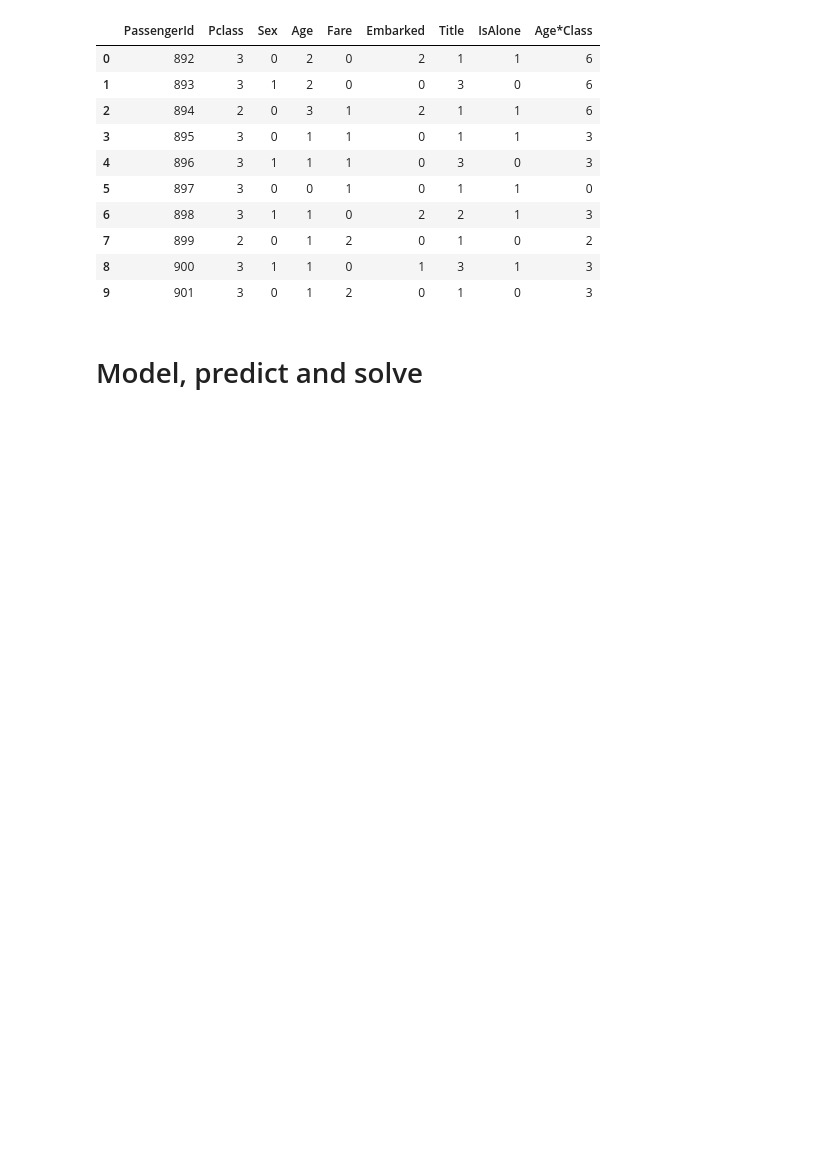
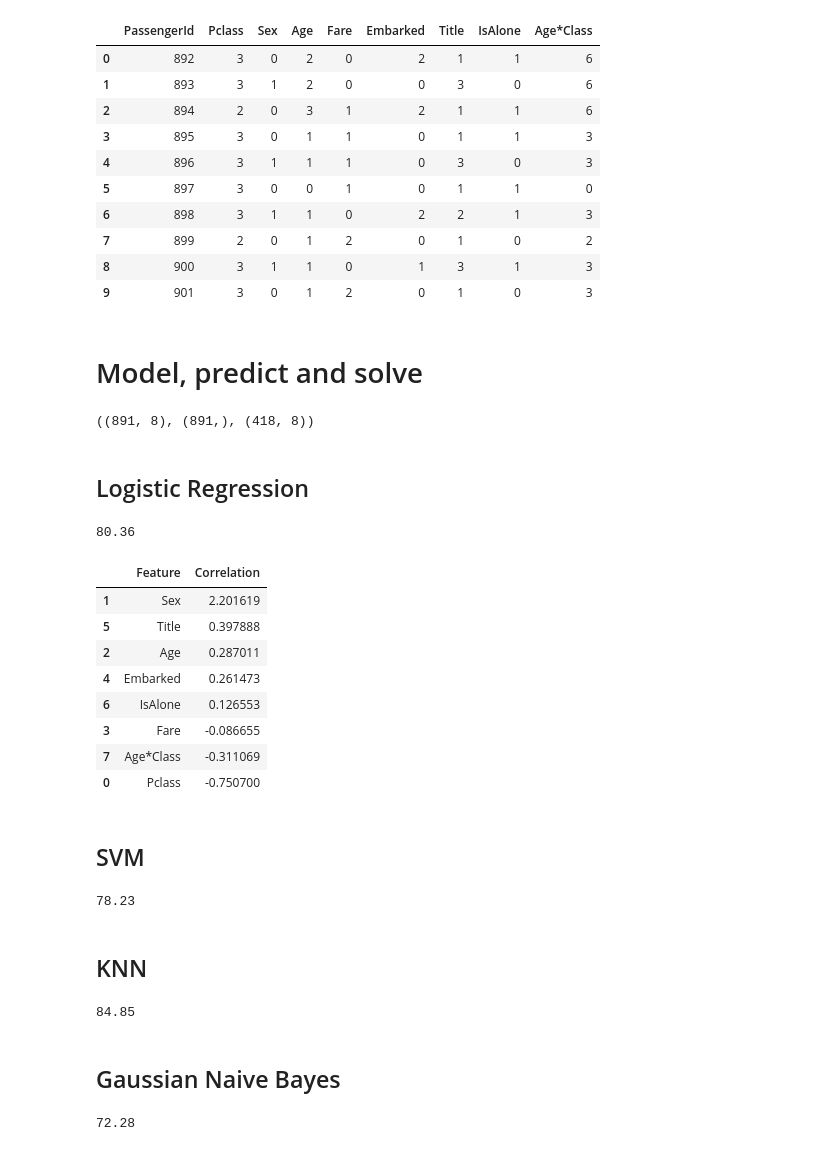
Before and after one commit to motortuotuo/Data-Science-Projects, a Jupyter notebook: Titanic/Analysis.ipynb, the cells around one changed output. Cells and saved outputs as stored; diff of their text form; code cells hidden in the pictures; blank space fills up the shorter version.

```diff
--- a/Titanic/Untitled.ipynb
+++ b/Titanic/Analysis.ipynb
@@ -545,3 +545,66 @@ test_df.head(10)
 | 9 | 901 | 3 | 0 | 1 | 2 | 0 | 1 | 0 | 3 |
 # %% [markdown]
 # Model, predict and solve
+# %%
+X_train = train_df.drop("Survived", axis=1)
+Y_train = train_df["Survived"]
+X_test  = test_df.drop("PassengerId", axis=1).copy()
+X_train.shape, Y_train.shape, X_test.shape
+# %% [output]
+((891, 8), (891,), (418, 8))
+# %% [markdown]
+## Logistic Regression
+# %%
+logreg = LogisticRegression()
+logreg.fit(X_train, Y_train)
+Y_pred = logreg.predict(X_test)
+acc_log = round(logreg.score(X_train, Y_train) * 100, 2)
+acc_log
+# %% [output]
+80.36
+# %%
+coeff_df = pd.DataFrame(train_df.columns.delete(0))
+coeff_df.columns = ['Feature']
+coeff_df["Correlation"] = pd.Series(logreg.coef_[0])
+
+coeff_df.sort_values(by='Correlation', ascending=False)
+# %% [output]
+|  | Feature | Correlation |
+| 1 | Sex | 2.201619 |
+| 5 | Title | 0.397888 |
+| 2 | Age | 0.287011 |
+| 4 | Embarked | 0.261473 |
+| 6 | IsAlone | 0.126553 |
+| 3 | Fare | -0.086655 |
+| 7 | Age*Class | -0.311069 |
+| 0 | Pclass | -0.750700 |
+# %% [markdown]
+## SVM
+# %%
+svc = SVC()
+svc.fit(X_train, Y_train)
+Y_pred = svc.predict(X_test)
+acc_svc = round(svc.score(X_train, Y_train) * 100, 2)
+acc_svc
+# %% [output]
+78.23
+# %% [markdown]
+## KNN
+# %%
+knn = KNeighborsClassifier(n_neighbors = 3)
+knn.fit(X_train, Y_train)
+Y_pred = knn.predict(X_test)
+acc_knn = round(knn.score(X_train, Y_train) * 100, 2)
+acc_knn
+# %% [output]
+84.85
+# %% [markdown]
+## Gaussian Naive Bayes
+# %%
+gaussian = GaussianNB()
+gaussian.fit(X_train, Y_train)
+Y_pred = gaussian.predict(X_test)
+acc_gaussian = round(gaussian.score(X_train, Y_train) * 100, 2)
+acc_gaussian
+# %% [output]
+72.28
```
Also changed, not shown: parts of 10 cells of this notebook.
